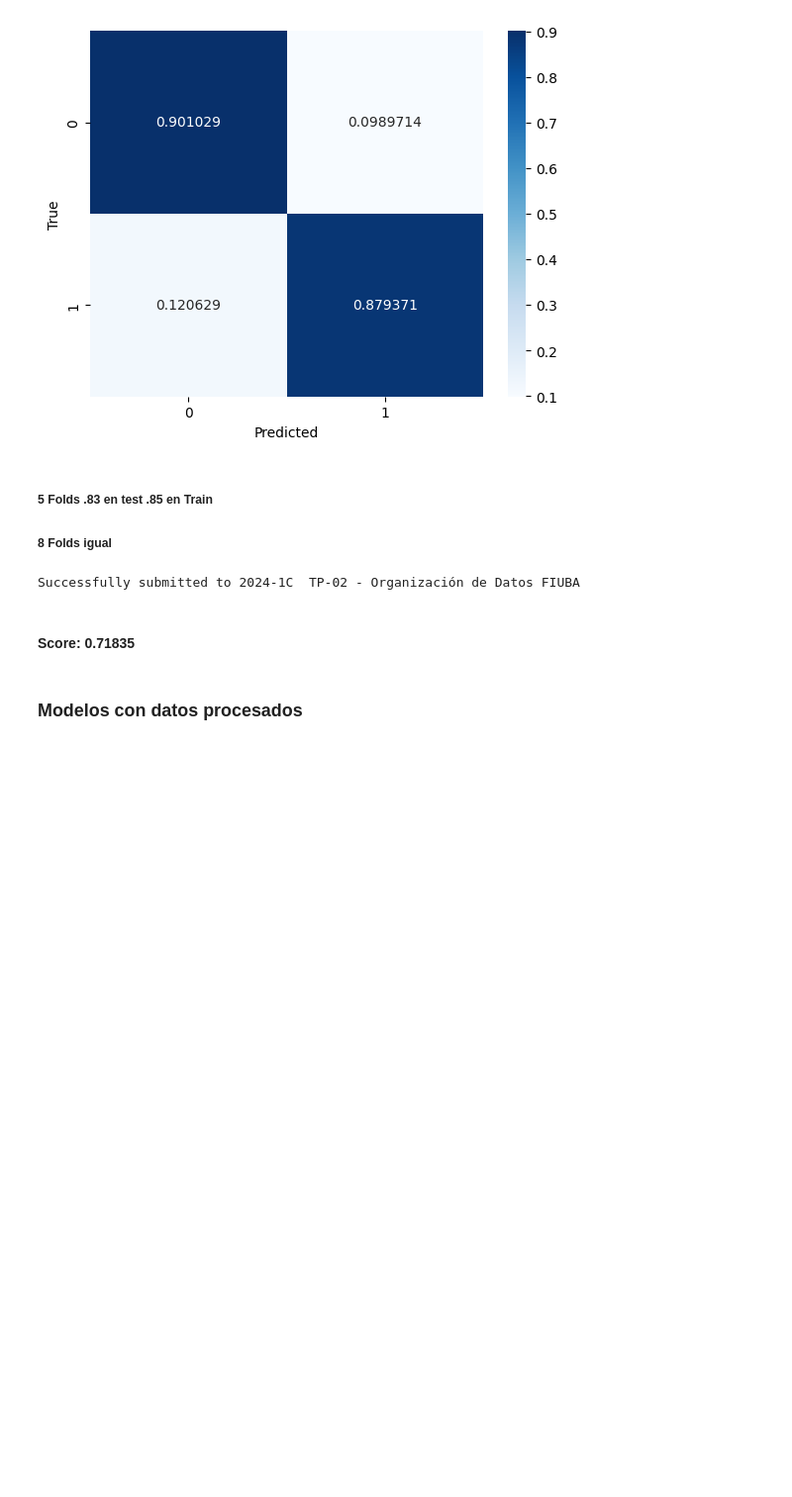
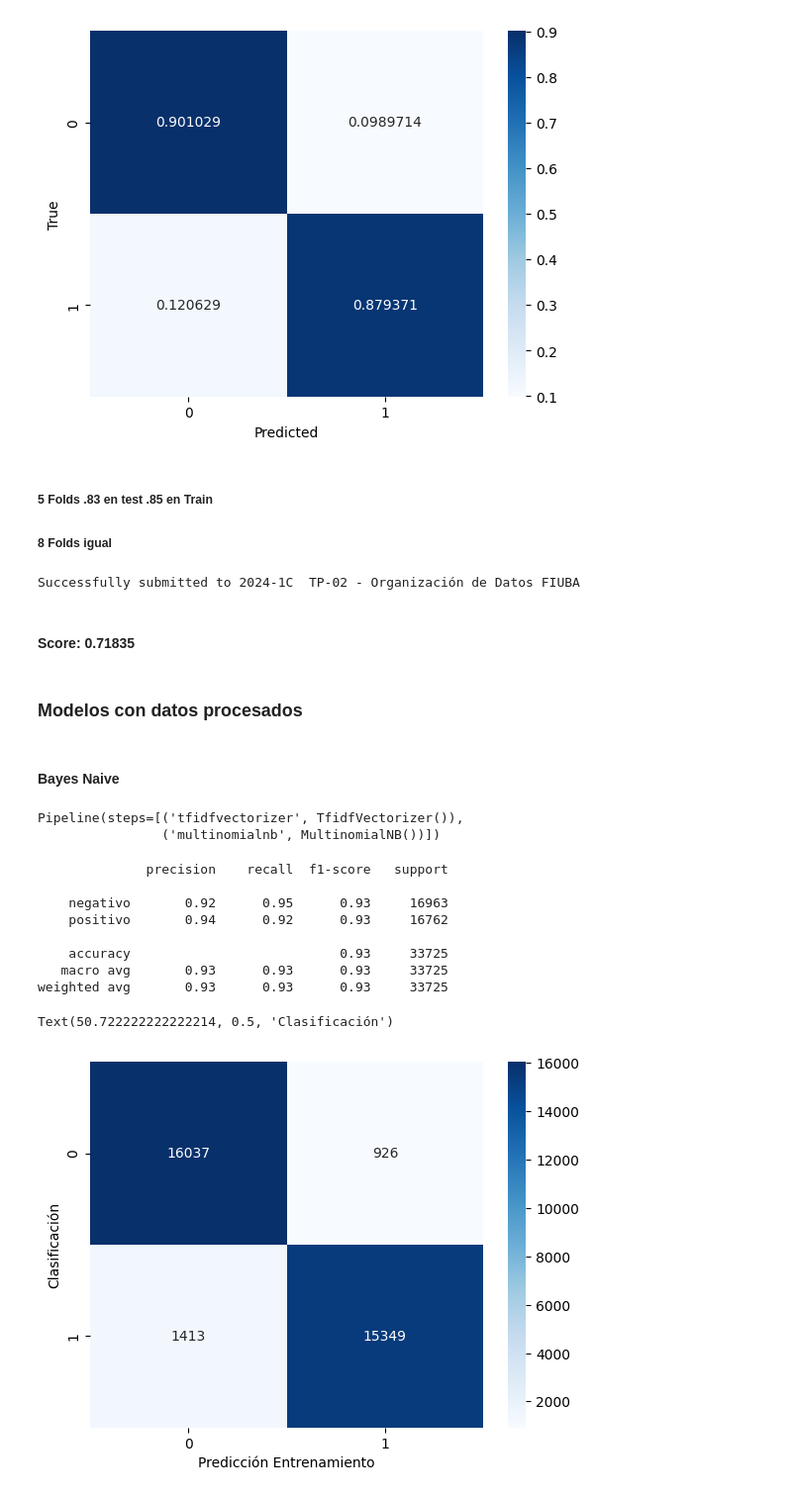
Before and after one commit to sttesta3/7506R-1C2024-GRUPO08, a Jupyter notebook: TP2_BayesNaive.ipynb, the cells around one changed output. Shown at 99% size. Drawn from its saved outputs; the diff is of its cells as text; code cells hidden in the pictures; blank space fills up the shorter version.

Commit message:
Bayes Naive Basico ( sin cross validation ). PEND: Bayes naive CV

```diff
--- a/TP2_BayesNaive.ipynb
+++ b/TP2_BayesNaive.ipynb
@@ -95,0 +89,18 @@ ParserError: Error tokenizing data. C error: Expected 1 fields in line 39, saw 2
+# %%
+# Carga de datos dataset procesado
+from google.colab import drive
+drive.mount('/content/drive')
+
+ds_procesado = pd.read_csv("/content/drive/MyDrive/Colab Notebooks/train_final.csv")
+
+# Separo mis caracteristicas.
+ds_procesado_x = ds_procesado.copy()
+ds_procesado_x.drop("sentimiento", axis=1, inplace=True)
+ds_procesado_y = ds_procesado["sentimiento"].copy()
+
+Xp_train, Xp_test, Yp_train, Yp_test = train_test_split(ds_procesado_x,
+                                                      ds_procesado_y,
+                                                      test_size = 0.30,
+                                                      random_state = 9,
+                                                      shuffle = True
+                                                      )
@@ -431,3 +428,34 @@ Successfully submitted to 2024-1C  TP-02 - Organización de Datos FIUBA
 #### Score: 0.71835
 # %% [markdown]
 ### Modelos con datos procesados
+# %% [markdown]
+#### Bayes Naive
+# %%
+from sklearn.pipeline import make_pipeline
+from sklearn.feature_extraction.text import TfidfVectorizer
+
+modeloNB = make_pipeline(TfidfVectorizer(), MultinomialNB())
+modeloNB.fit(Xp_train.texto_codificado,Yp_train)
+# %% [output]
+Pipeline(steps=[('tfidfvectorizer', TfidfVectorizer()),
+                ('multinomialnb', MultinomialNB())])
+# %%
+# EVALUACION CONTRA ENTRENAMIENTO
+y_pred_train = modeloNB.predict(Xp_train.texto_codificado)
+print(classification_report(Yp_train,y_pred_train))
+
+cm = confusion_matrix(Yp_train,y_pred_train)
+sns.heatmap(cm, cmap='Blues',annot=True,fmt='g')
+plt.xlabel('Predicción Entrenamiento')
+plt.ylabel('Clasificación')
+# %% [output]
+              precision    recall  f1-score   support
+
+    negativo       0.92      0.95      0.93     16963
+    positivo       0.94      0.92      0.93     16762
+
+    accuracy                           0.93     33725
+   macro avg       0.93      0.93      0.93     33725
+weighted avg       0.93      0.93      0.93     33725
+Text(50.722222222222214, 0.5, 'Clasificación')
+[figure, added]
```
Also changed, not shown: parts of 9 cells of this notebook.
